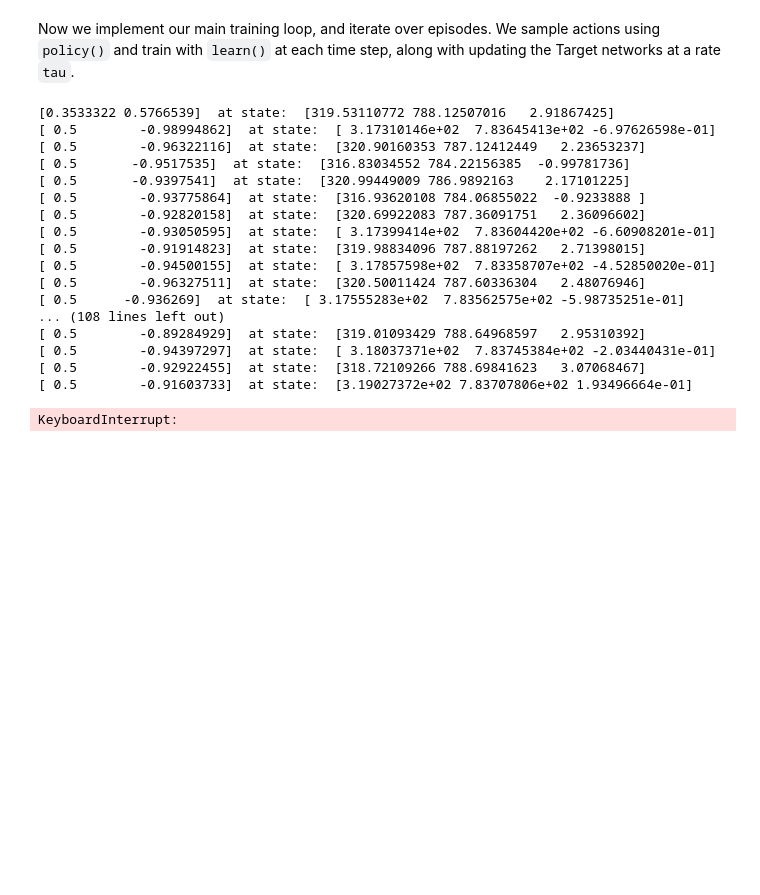
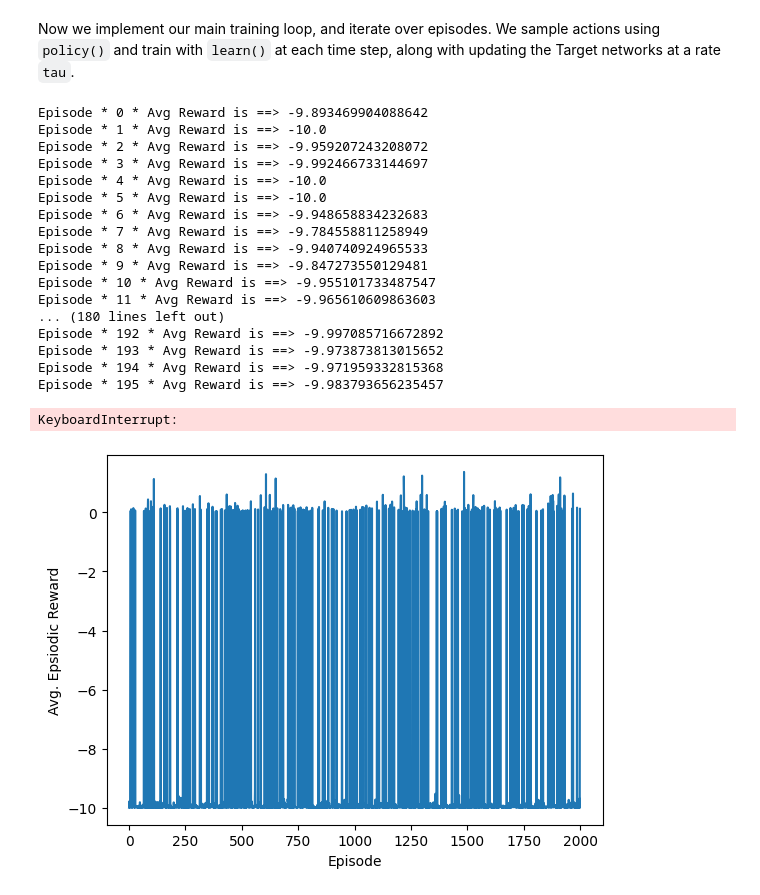
Before and after one commit to Reinforcement-Learning-F22/RobotNavigation, a Jupyter notebook: RoboNav_DDPG.ipynb, the cells around one changed output. Drawn from its saved outputs; the diff is of its cells as text; code cells hidden in the pictures; blank space fills up the shorter version.

Commit message:
feat: train with 2000 epsidoes

```diff
--- a/RoboNav_DDPG.ipynb
+++ b/RoboNav_DDPG.ipynb
@@ -327,7 +325,7 @@ actor_lr = 0.001
 critic_optimizer = tf.keras.optimizers.Adam(critic_lr)
 actor_optimizer = tf.keras.optimizers.Adam(actor_lr)
 
-total_episodes = 600
+total_episodes = 2000
 # Discount factor for future rewards
 gamma = 0.99
 # Used to update target networks
@@ -362,8 +360,7 @@ ep_reward_list = []
 # To store average reward history of last few episodes
 avg_reward_list = []
 #maximum epiodes
-episodes_max_steps = 0
-# Takes about 4 min to train
+episodes_max_steps = 100
 for ep in range(total_episodes):
     #Debug with gym version-> add index
     prev_state = env.reset()
@@ -401,7 +398,7 @@ for ep in range(total_episodes):
     ep_reward_list.append(episodic_reward)
 
     # Mean of last 40 episodes
-    avg_reward = np.mean(ep_reward_list[-40:])
+    avg_reward = np.mean(ep_reward_list[-1])
     print("Episode * {} * Avg Reward is ==> {}".format(ep, avg_reward))
     avg_reward_list.append(avg_reward)
 
@@ -412,24 +409,31 @@ plt.xlabel("Episode")
 plt.ylabel("Avg. Epsiodic Reward")
 plt.show()
 # %% [output]
-[0.3533322 0.5766539]  at state:  [319.53110772 788.12507016   2.91867425]
-[ 0.5        -0.98994862]  at state:  [ 3.17310146e+02  7.83645413e+02 -6.97626598e-01]
-[ 0.5        -0.96322116]  at state:  [320.90160353 787.12412449   2.23653237]
-[ 0.5       -0.9517535]  at state:  [316.83034552 784.22156385  -0.99781736]
-[ 0.5       -0.9397541]  at state:  [320.99449009 786.9892163    2.17101225]
-[ 0.5        -0.93775864]  at state:  [316.93620108 784.06855022  -0.9233888 ]
-[ 0.5        -0.92820158]  at state:  [320.69922083 787.36091751   2.36096602]
-[ 0.5        -0.93050595]  at state:  [ 3.17399414e+02  7.83604420e+02 -6.60908201e-01]
-[ 0.5        -0.91914823]  at state:  [319.98834096 787.88197262   2.71398015]
-[ 0.5        -0.94500155]  at state:  [ 3.17857598e+02  7.83358707e+02 -4.52850020e-01]
-[ 0.5        -0.96327511]  at state:  [320.50011424 787.60336304   2.48076946]
-[ 0.5      -0.936269]  at state:  [ 3.17555283e+02  7.83562575e+02 -5.98735251e-01]
-... (108 lines left out)
-[ 0.5        -0.89284929]  at state:  [319.01093429 788.64968597   2.95310392]
-[ 0.5        -0.94397297]  at state:  [ 3.18037371e+02  7.83745384e+02 -2.03440431e-01]
-[ 0.5        -0.92922455]  at state:  [318.72109266 788.69841623   3.07068467]
-[ 0.5        -0.91603733]  at state:  [3.19027372e+02 7.83707806e+02 1.93496664e-01]
+Episode * 0 * Avg Reward is ==> -9.893469904088642
+Episode * 1 * Avg Reward is ==> -10.0
+Episode * 2 * Avg Reward is ==> -9.959207243208072
+Episode * 3 * Avg Reward is ==> -9.992466733144697
+Episode * 4 * Avg Reward is ==> -10.0
+Episode * 5 * Avg Reward is ==> -10.0
+Episode * 6 * Avg Reward is ==> -9.948658834232683
+Episode * 7 * Avg Reward is ==> -9.784558811258949
+Episode * 8 * Avg Reward is ==> -9.940740924965533
+Episode * 9 * Avg Reward is ==> -9.847273550129481
+Episode * 10 * Avg Reward is ==> -9.955101733487547
+Episode * 11 * Avg Reward is ==> -9.965610609863603
+... (180 lines left out)
+Episode * 192 * Avg Reward is ==> -9.997085716672892
+Episode * 193 * Avg Reward is ==> -9.973873813015652
+Episode * 194 * Avg Reward is ==> -9.971959332815368
+Episode * 195 * Avg Reward is ==> -9.983793656235457
 KeyboardInterrupt:
+# %%
+plt.plot(avg_reward_list)
+plt.xlabel("Episode")
+plt.ylabel("Avg. Epsiodic Reward")
+plt.show()
+# %% [output]
+[figure, added]
 # %%
 # Save the weights
 actor_model.save_weights("robonav_actor.h5")
```
Also changed, not shown: parts of 5 cells of this notebook, 6 other files.
